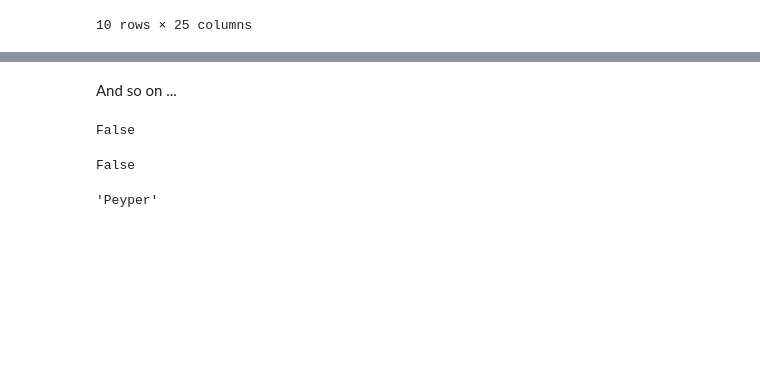
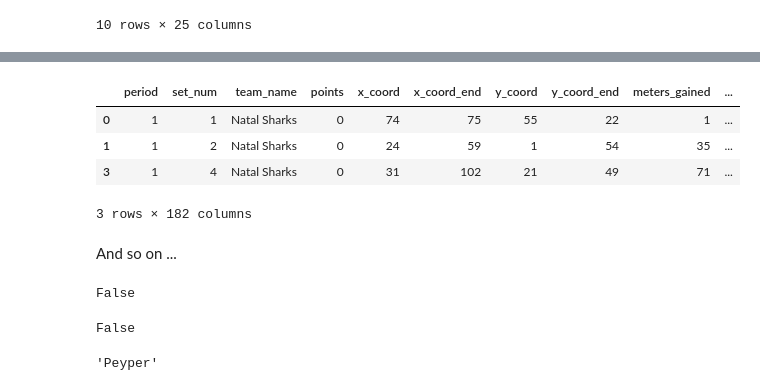
Before and after one commit to jlondal/pyrugga, a Jupyter notebook: jupyter/tuts/Getting Started.ipynb, the cells around one changed output, grey strips where cells are left out. Drawn from its saved outputs; the diff is of its cells as text; code cells hidden in the pictures; blank space fills up the shorter version.

```diff
--- a/jupyter/tuts/Getting Started.ipynb
+++ b/jupyter/tuts/Getting Started.ipynb
@@ -77,3 +58,11 @@ df.timeline
+# %%
+df.timeline.query('team_name == "Natal Sharks"').head(3)
+# %% [output]
+|  | period | set_num | team_name | points | x_coord | x_coord_end | y_coord | y_coord_end | meters_gained | ... |
+| 0 | 1 | 1 | Natal Sharks | 0 | 74 | 75 | 55 | 22 | 1 | ... |
+| 1 | 1 | 2 | Natal Sharks | 0 | 24 | 59 | 1 | 54 | 35 | ... |
+| 3 | 1 | 4 | Natal Sharks | 0 | 31 | 102 | 21 | 49 | 71 | ... |
+3 rows × 182 columns
 # %% [markdown]
 And so on ...
 # %%
```
Also changed, not shown: parts of 15 cells of this notebook, 4 other files.
